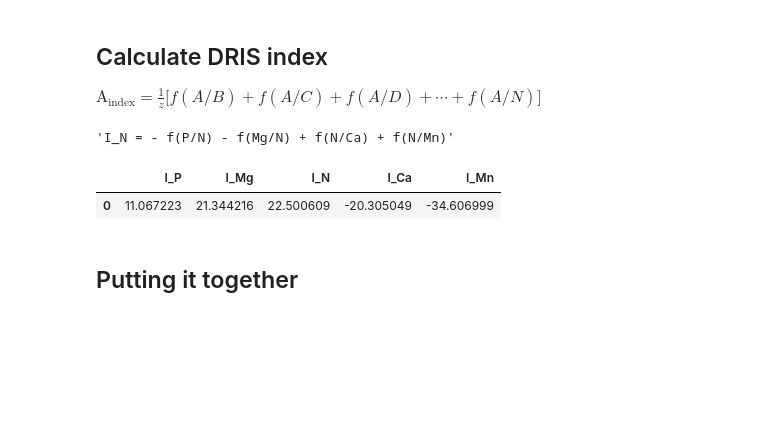
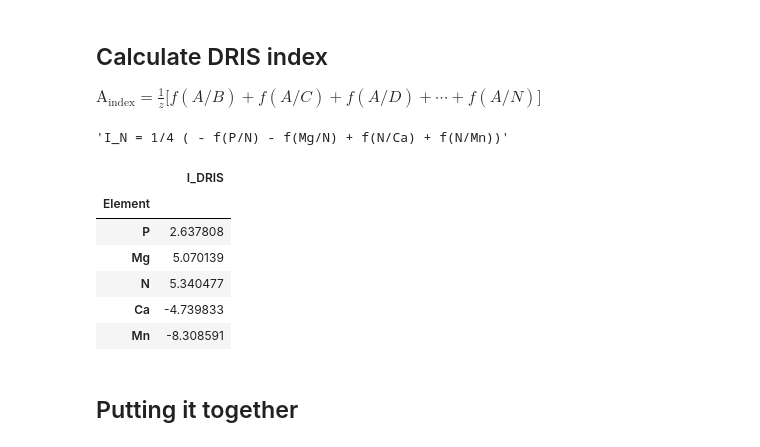
Before and after one commit to chavias/PlantNutrition, a Jupyter notebook: notebooks/DRIS.ipynb, the cells around one changed output. Saved outputs shown, nothing was run; the diff lists cells and outputs as text; code cells hidden in the pictures; blank space fills up the shorter version.

```diff
--- a/notebooks/DRIS.ipynb
+++ b/notebooks/DRIS.ipynb
@@ -147,18 +144,18 @@ $\mathrm{A_{index}} = \frac{1}{z} \bigl[f(A/B) + f(A/C) + f(A/D) + \cdots + f(A/
 def create_index_string(index_element, df_diagnosed):
     ''' Create string representing the the equation to calculate the DRIS index '''
     elements = df_diagnosed.columns
-    result_string = f'I_{elements[index_element]} ='
+    result_string = f'I_{elements[index_element]} = 1/{(len(elements)-1)} ('
     for i, element in enumerate(elements):
         if index_element < i:
             result_string += (f' + f({elements[index_element]}/{element})')
         elif index_element > i:
             result_string += (f' - f({element}/{elements[index_element]})')
-    return result_string
+    return result_string + ')'
 
 result_string = create_index_string(2,df_diagnosed)
 result_string
 # %% [output]
-'I_N = - f(P/N) - f(Mg/N) + f(N/Ca) + f(N/Mn)'
+'I_N = 1/4 ( - f(P/N) - f(Mg/N) + f(N/Ca) + f(N/Mn))'
 # %%
 def calculate_index_value(index_element, df_diagnosed, df_f):
     ''' Calculates the DRIS index '''
@@ -170,21 +167,48 @@ def calculate_index_value(index_element, df_diagnosed, df_f):
             result += f_dict[f'f({elements[index_element]}/{element})']
         elif index_element > i:
             result -= f_dict[f'f({element}/{elements[index_element]})']
-    return result
+    return result/(len(elements)-1)
-# %%
-def calculate_all_index_values(df_diagnosed, df_f):
-    elements = df_diagnosed.columns
-    results_dict = dict()
-    for i in range(len(elements)):
-        results_dict[f'I_{elements[i]}'] = [calculate_index_value(i, df_diagnosed, df_f)]
-    return pd.DataFrame(results_dict)
-
-DRIS_indices = calculate_all_index_values(df_diagnosed, df_f)
-
-DRIS_indices.head()
-# %% [output]
-|  | I_P | I_Mg | I_N | I_Ca | I_Mn |
-| 0 | 11.067223 | 21.344216 | 22.500609 | -20.305049 | -34.606999 |
+# %%
+import pandas as pd
+
+def calculate_all_index_values(df_diagnosed, df_f):
+    """
+    Calculate the index values for each element in the input DataFrame.
+
+    Parameters:
+        df_diagnosed (pd.DataFrame): DataFrame where each column represents a diagnosed nutrient.
+        df_f (pd.DataFrame): DataFrame with calculated f(A/B) or f(B/A) values for each element ratio.
+
+    Returns:
+        pd.DataFrame: DataFrame with index values for each element, where each row corresponds to an element.
+    """
+    elements = df_diagnosed.columns
+    results_dict = {}
+
+    # Calculate index value for each element and store in results_dict
+    for i, element in enumerate(elements):
+        # Assuming calculate_index_value is a function that calculates the index for a single element
+        index_value = calculate_index_value(i, df_diagnosed, df_f)
+        results_dict[element] = index_value
+
+    # Convert results_dict to a DataFrame with the specified format
+    results_df = pd.DataFrame(list(results_dict.items()), columns=["Element", "I_DRIS"])
+    results_df.set_index("Element", inplace=True)
+
+    return results_df
+
+# Example usage
+# df_diagnosed and df_f should be DataFrames with appropriate data for the calculation
+DRIS_indices = calculate_all_index_values(df_diagnosed, df_f)
+DRIS_indices.head()
+# %% [output]
+|  | I_DRIS |
+| Element |  |
+| P | 2.637808 |
+| Mg | 5.070139 |
+| N | 5.340477 |
+| Ca | -4.739833 |
+| Mn | -8.308591 |
 # %% [markdown]
 ## Putting it together
 # %%
```
Also changed, not shown: parts of 20 cells of this notebook, 3 other files.
